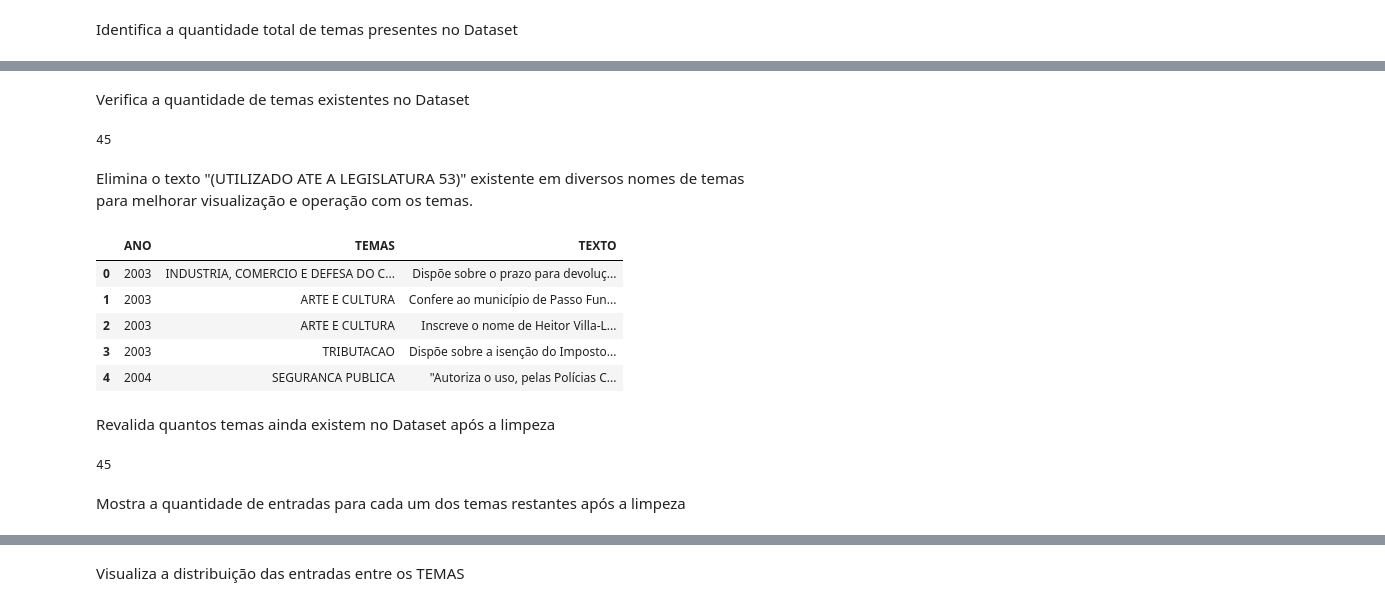
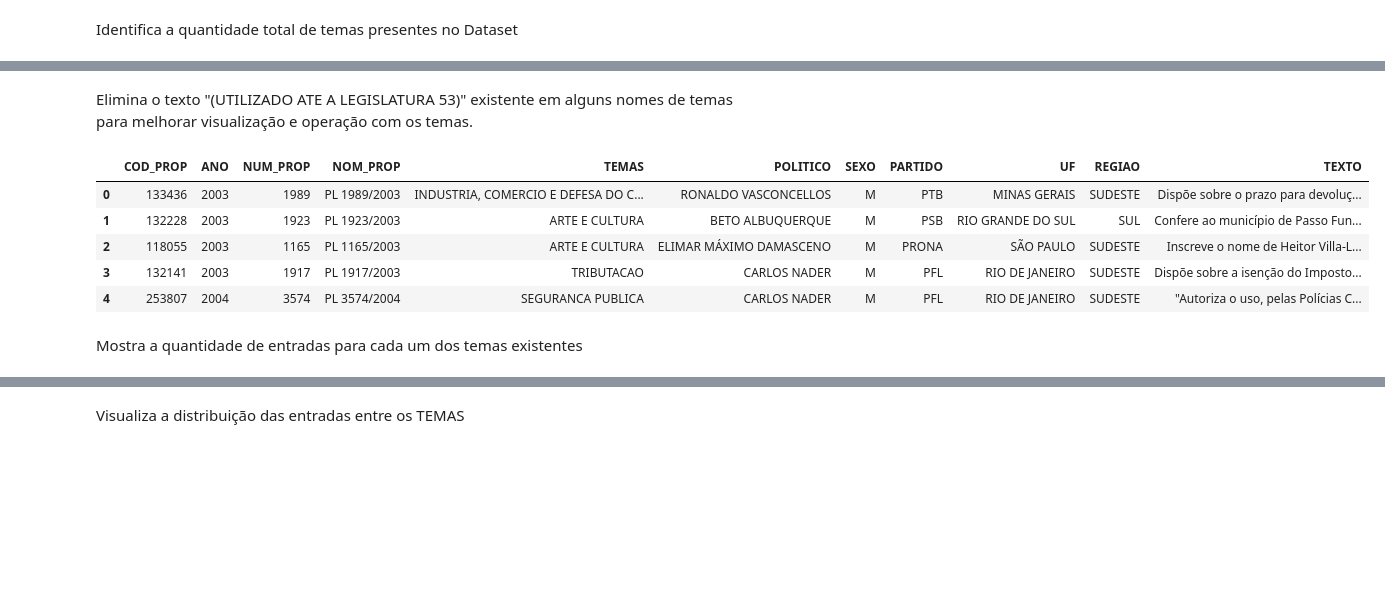
Before and after one commit to DiegoKremer/meu-politico, a Jupyter notebook: data_analysis/analise_proposicoes.ipynb, the cells around one changed output, grey strips where cells are left out. Saved outputs shown, nothing was run; the diff lists cells and outputs as text; code cells hidden in the pictures; blank space fills up the shorter version.

```diff
--- a/data_analysis/analise_proposicoes.ipynb
+++ b/data_analysis/analise_proposicoes.ipynb
@@ -10,7 +10,7 @@ import seaborn as sns
 # %% [markdown]
 Carrega o Dataset bruto
 # %%
-df_prop = pd.read_excel('Dataset.xlsx')
+df_prop = pd.read_excel('dataset_full_feats.xlsx')
 # %% [markdown]
 Visualiza informações básicas do conteúdo do Dataset
 # %%
@@ -40,3 +41,0 @@ Simplifica nome de colunas do Dataset
-# %%
-df_prop.rename(columns={'ANO_PROPOSICAO': 'ANO', 'AREAS_TEMATICAS_APRESENTACAO': 'TEMAS'}, inplace=True)
-df_prop.head(3)
@@ -56,5 +47,0 @@ Conta a quantidade de entradas para cada tema, remove temas que aparecem menos q
-# %%
-counts = df_prop['TEMAS'].value_counts()
-df_prop = df_prop[df_prop['TEMAS'].isin(counts[counts > 100].index)]
-df_prop.reset_index(drop = True, inplace = True)
-df_prop.info()
@@ -70,11 +48,5 @@ memory usage: 913.5+ KB
-# %% [markdown]
-Verifica a quantidade de temas existentes no Dataset
-# %%
-df_prop['TEMAS'].nunique()
-# %% [output]
-45
 # %% [markdown]
-Elimina o texto "(UTILIZADO ATE A LEGISLATURA 53)" existente em diversos nomes de temas para melhorar visualização e operação com os temas.
+Elimina o texto "(UTILIZADO ATE A LEGISLATURA 53)" existente em alguns nomes de temas para melhorar visualização e operação com os temas.
 # %%
 for index, tema in df_prop.iterrows():
     legis_53 = '(UTILIZADO ATE A LEGISLATURA 53)'
@@ -82,11 +54,11 @@ for index, tema in df_prop.iterrows():
         tema_processado = tema['TEMAS'].replace(legis_53, '')
         df_prop.at[df_prop.index[index], 'TEMAS'] = tema_processado
 # %%
-df_prop.head(5)
+df_prop.head(4)
 # %% [output]
-|  | ANO | TEMAS | TEXTO |
-| 0 | 2003 | INDUSTRIA, COMERCIO E DEFESA DO C... | Dispõe sobre o prazo para devoluç... |
-| 1 | 2003 | ARTE E CULTURA | Confere ao município de Passo Fun... |
-| 2 | 2003 | ARTE E CULTURA | Inscreve o nome de Heitor Villa-L... |
-| 3 | 2003 | TRIBUTACAO | Dispõe sobre a isenção do Imposto... |
-| 4 | 2004 | SEGURANCA PUBLICA | "Autoriza o uso, pelas Polícias C... |
+|  | COD_PROP | ANO | NUM_PROP | NOM_PROP | TEMAS | POLITICO | SEXO | PARTIDO | UF | REGIAO | TEXTO |
+| 0 | 133436 | 2003 | 1989 | PL 1989/2003 | INDUSTRIA, COMERCIO E DEFESA DO C... | RONALDO VASCONCELLOS | M | PTB | MINAS GERAIS | SUDESTE | Dispõe sobre o prazo para devoluç... |
+| 1 | 132228 | 2003 | 1923 | PL 1923/2003 | ARTE E CULTURA | BETO ALBUQUERQUE | M | PSB | RIO GRANDE DO SUL | SUL | Confere ao município de Passo Fun... |
+| 2 | 118055 | 2003 | 1165 | PL 1165/2003 | ARTE E CULTURA | ELIMAR MÁXIMO DAMASCENO | M | PRONA | SÃO PAULO | SUDESTE | Inscreve o nome de Heitor Villa-L... |
+| 3 | 132141 | 2003 | 1917 | PL 1917/2003 | TRIBUTACAO | CARLOS NADER | M | PFL | RIO DE JANEIRO | SUDESTE | Dispõe sobre a isenção do Imposto... |
+| 4 | 253807 | 2004 | 3574 | PL 3574/2004 | SEGURANCA PUBLICA | CARLOS NADER | M | PFL | RIO DE JANEIRO | SUDESTE | "Autoriza o uso, pelas Polícias C... |
@@ -95,8 +65,2 @@ df_prop.to_excel('Dataset_processed.xlsx',sheet_name='Dataset')
-# %% [markdown]
-Revalida quantos temas ainda existem no Dataset após a limpeza
-# %%
-df_prop['TEMAS'].nunique()
-# %% [output]
-45
 # %% [markdown]
-Mostra a quantidade de entradas para cada um dos temas restantes após a limpeza
+Mostra a quantidade de entradas para cada um dos temas existentes
```
Also changed, not shown: parts of 42 cells of this notebook.
